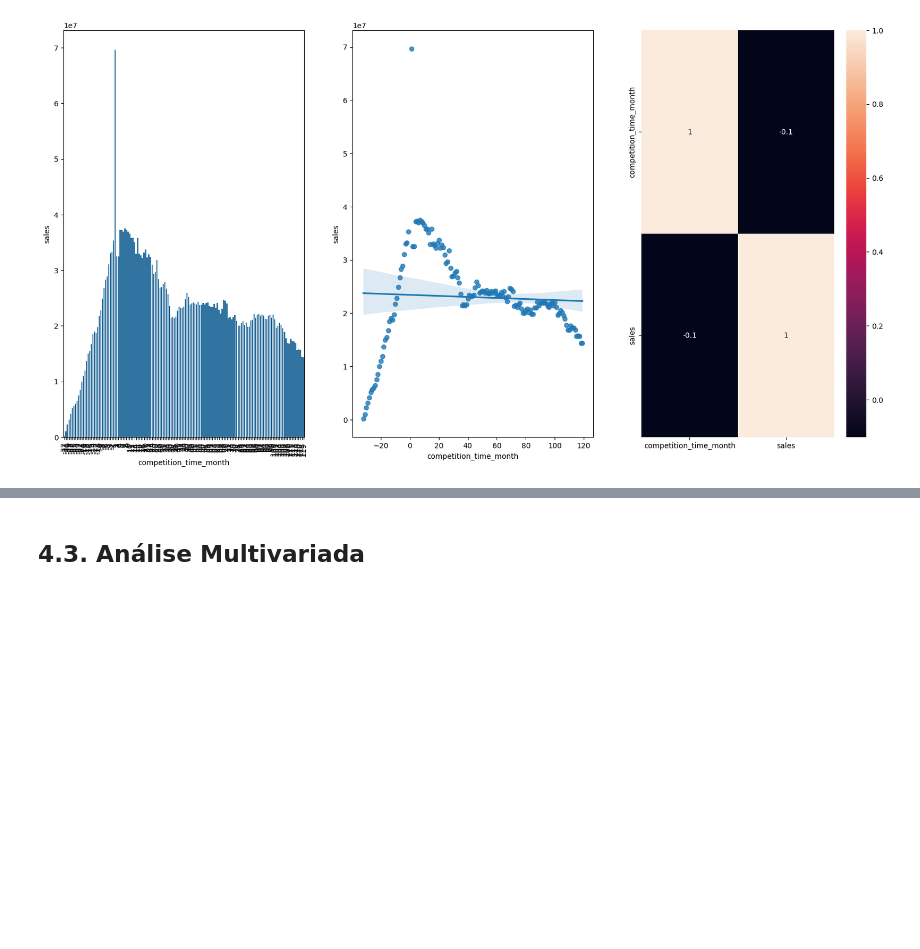
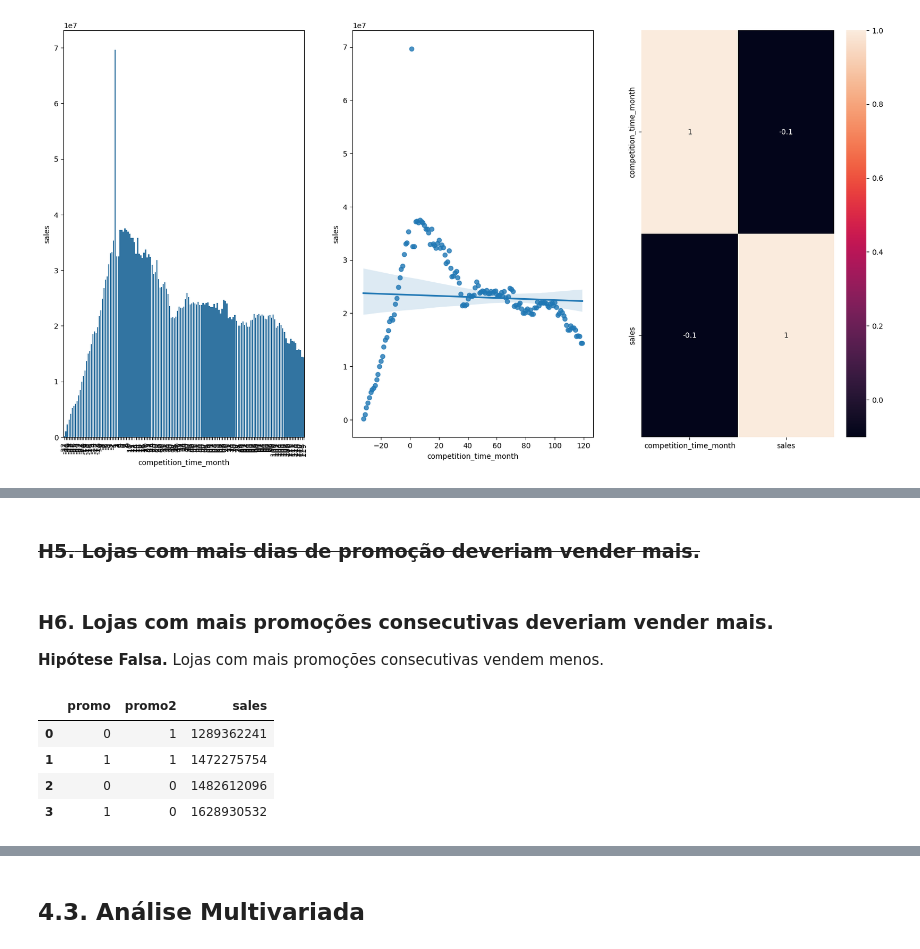
Before and after one commit to smaascarenhas/rossmann_sales_prediction, a Jupyter notebook: m04_v01_store_sales_prediction.ipynb, the cells around one changed output, grey strips where cells are left out. Drawn from its saved outputs; the diff is of its cells as text; code cells hidden in the pictures; blank space fills up the shorter version.

```diff
--- a/m04_v01_store_sales_prediction.ipynb
+++ b/m04_v01_store_sales_prediction.ipynb
@@ -468,0 +500,14 @@ sns.heatmap( df_aux1.corr( method='pearson'), annot=True );
+# %% [markdown]
+
+### <s>**H5.** Lojas com mais dias de promoção deveriam vender mais.</s>
+# %% [markdown]
+### **H6.** Lojas com mais promoções consecutivas deveriam vender mais.
+**Hipótese Falsa.** Lojas com mais promoções consecutivas vendem menos.
+# %%
+df4[['promo', 'promo2', 'sales']].groupby(['promo', 'promo2']).sum().sort_values(by='sales').reset_index()
+# %% [output]
+|  | promo | promo2 | sales |
+| 0 | 0 | 1 | 1289362241 |
+| 1 | 1 | 1 | 1472275754 |
+| 2 | 0 | 0 | 1482612096 |
+| 3 | 1 | 0 | 1628930532 |
```
Also changed, not shown: parts of 5 cells of this notebook.
